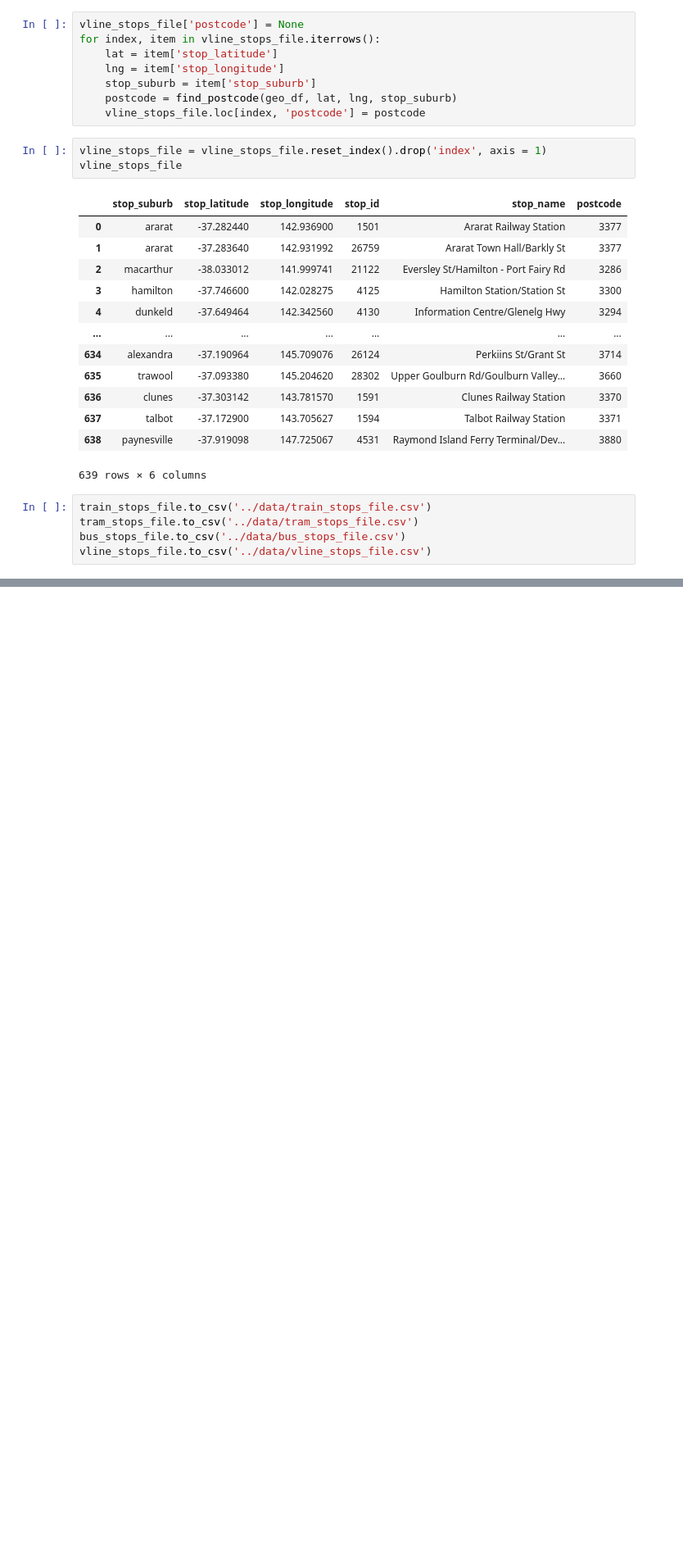
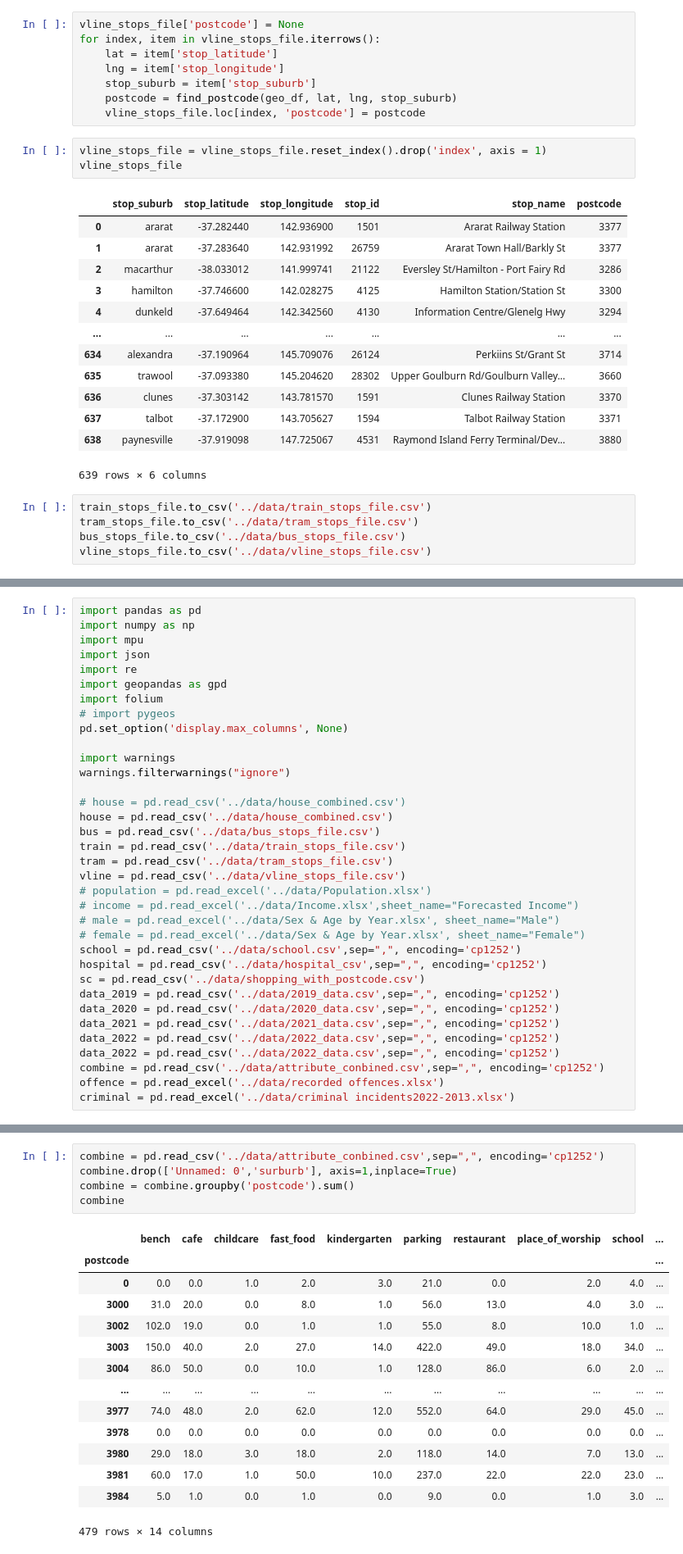
Before and after one commit to MAST30034-Applied-Data-Science/generic-real-estate-consulting-project-group-12, a Jupyter notebook: notebooks/get_ptv.ipynb, the cells around one changed output, grey strips where cells are left out. Shown at 82% size. Cells and saved outputs as stored; diff of their text form; blank space fills up the shorter version.

```diff
--- a/notebooks/get_ptv.ipynb
+++ b/notebooks/get_ptv.ipynb
@@ -520,0 +317,35 @@ pd.DataFrame(distance_list_6+distance_list_7+distance_list_8+distance_list_9).to
+# %%
+import pandas as pd
+import numpy as np
+import mpu
+import json
+import re
+import geopandas as gpd
+import folium
+# import pygeos
+pd.set_option('display.max_columns', None)
+
+import warnings
+warnings.filterwarnings("ignore")
+
+# house = pd.read_csv('../data/house_combined.csv')
+house = pd.read_csv('../data/house_combined.csv')
+bus = pd.read_csv('../data/bus_stops_file.csv')
+train = pd.read_csv('../data/train_stops_file.csv')
+tram = pd.read_csv('../data/tram_stops_file.csv')
+vline = pd.read_csv('../data/vline_stops_file.csv')
+# population = pd.read_excel('../data/Population.xlsx')
+# income = pd.read_excel('../data/Income.xlsx',sheet_name="Forecasted Income")
+# male = pd.read_excel('../data/Sex & Age by Year.xlsx', sheet_name="Male")
+# female = pd.read_excel('../data/Sex & Age by Year.xlsx', sheet_name="Female")
+school = pd.read_csv('../data/school.csv',sep=",", encoding='cp1252')
+hospital = pd.read_csv('../data/hospital_csv',sep=",", encoding='cp1252')
+sc = pd.read_csv('../data/shopping_with_postcode.csv')
+data_2019 = pd.read_csv('../data/2019_data.csv',sep=",", encoding='cp1252')
+data_2020 = pd.read_csv('../data/2020_data.csv',sep=",", encoding='cp1252')
+data_2021 = pd.read_csv('../data/2021_data.csv',sep=",", encoding='cp1252')
+data_2022 = pd.read_csv('../data/2022_data.csv',sep=",", encoding='cp1252')
+data_2022 = pd.read_csv('../data/2022_data.csv',sep=",", encoding='cp1252')
+combine = pd.read_csv('../data/attribute_conbined.csv',sep=",", encoding='cp1252')
+offence = pd.read_excel('../data/recorded offences.xlsx')
+criminal = pd.read_excel('../data/criminal incidents2022-2013.xlsx')
@@ -520,0 +587,20 @@ pd.DataFrame(distance_list_6+distance_list_7+distance_list_8+distance_list_9).to
+# %%
+combine = pd.read_csv('../data/attribute_conbined.csv',sep=",", encoding='cp1252')
+combine.drop(['Unnamed: 0','surburb'], axis=1,inplace=True)
+combine = combine.groupby('postcode').sum()
+combine
+# %% [output]
+|  | bench | cafe | childcare | fast_food | kindergarten | parking | restaurant | place_of_worship | school | ... |
+| postcode |  |  |  |  |  |  |  |  |  | ... |
+| 0 | 0.0 | 0.0 | 1.0 | 2.0 | 3.0 | 21.0 | 0.0 | 2.0 | 4.0 | ... |
+| 3000 | 31.0 | 20.0 | 0.0 | 8.0 | 1.0 | 56.0 | 13.0 | 4.0 | 3.0 | ... |
+| 3002 | 102.0 | 19.0 | 0.0 | 1.0 | 1.0 | 55.0 | 8.0 | 10.0 | 1.0 | ... |
+| 3003 | 150.0 | 40.0 | 2.0 | 27.0 | 14.0 | 422.0 | 49.0 | 18.0 | 34.0 | ... |
+| 3004 | 86.0 | 50.0 | 0.0 | 10.0 | 1.0 | 128.0 | 86.0 | 6.0 | 2.0 | ... |
+| ... | ... | ... | ... | ... | ... | ... | ... | ... | ... | ... |
+| 3977 | 74.0 | 48.0 | 2.0 | 62.0 | 12.0 | 552.0 | 64.0 | 29.0 | 45.0 | ... |
+| 3978 | 0.0 | 0.0 | 0.0 | 0.0 | 0.0 | 0.0 | 0.0 | 0.0 | 0.0 | ... |
+| 3980 | 29.0 | 18.0 | 3.0 | 18.0 | 2.0 | 118.0 | 14.0 | 7.0 | 13.0 | ... |
+| 3981 | 60.0 | 17.0 | 1.0 | 50.0 | 10.0 | 237.0 | 22.0 | 22.0 | 23.0 | ... |
+| 3984 | 5.0 | 1.0 | 0.0 | 1.0 | 0.0 | 9.0 | 0.0 | 1.0 | 3.0 | ... |
+479 rows × 14 columns
```
Also changed, not shown: parts of 33 cells of this notebook.
